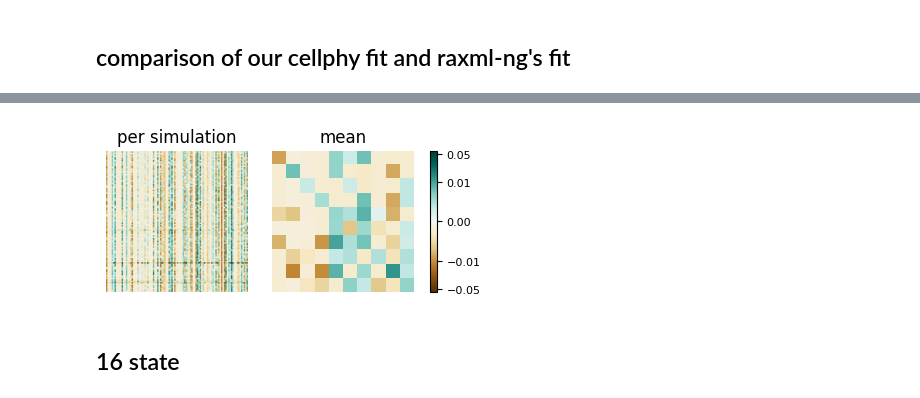
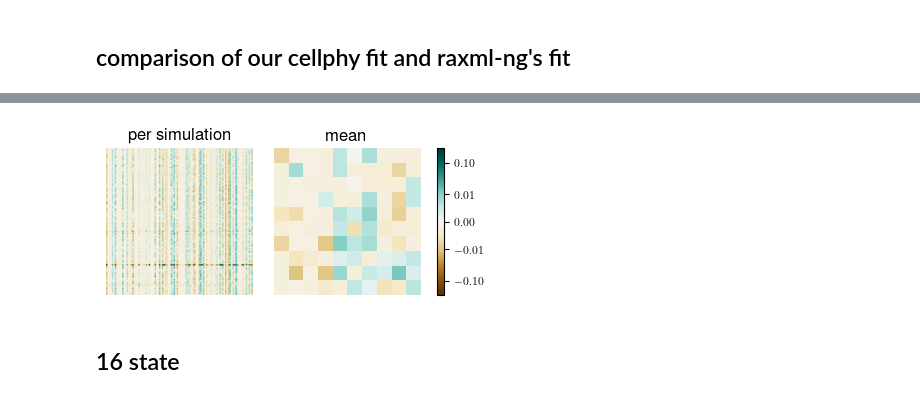
Before and after one commit to knappa/pruning, a Jupyter notebook: scripts/model-comp-figure.ipynb, the cells around one changed output, grey strips where cells are left out. Drawn from its saved outputs; the diff is of its cells as text; code cells hidden in the pictures.

```diff
--- a/scripts/model-comp-figure.ipynb
+++ b/scripts/model-comp-figure.ipynb
@@ -176,6 +199,7 @@ def make_norm(plot_max, power, centered=True):
 ## comparison of 10 state models with true model
 # %%
 plot_max = max(np.max(np.abs(Qs_10K - true_Q)), np.max(np.abs(Qs_1K - true_Q)))
+running_plot_max = max(plot_max, running_plot_max)
 norm = make_norm(plot_max, power=1.0 / 3.0)
 # %%
 fig, axs = plt.subplots(2, 4, figsize=(7.0, 3.5), layout="constrained", sharex=True)
@@ -225,6 +322,7 @@ avg_Q_10K_diag = np.array(
 )
 
 plot_max = max(np.max(np.abs(avg_Q_1K_diag)), np.max(np.abs(avg_Q_10K_diag)))
+running_plot_max = max(plot_max, running_plot_max)
 # %%
 avg_Q_10K_diag[avg_Q_10K_diag == 0.0] = float("nan")
 
@@ -234,7 +332,10 @@ norm2 = make_norm(plot_max, power=1.0 / 3.0, centered=False)
 fig, axs = plt.subplots(1, 4, figsize=(7.0, 5.0))
 
 for idx in range(4):
-    axs[idx].imshow(avg_Q_10K_diag[idx, :, :], norm=norm2, cmap=cmap)
+    axs[idx].imshow(avg_Q_10K_diag[idx, :, :],
+                    norm=norm2,
+                    # norm = fixed_norm,
+                    cmap=cmap)
     axs[idx].set_yticks([])
     axs[idx].set_xticks([])
 # %% [output]
@@ -243,22 +344,27 @@ for idx in range(4):
 ### differences with the true model
 # %%
 plot_max = np.max(np.abs(avg_Q_10K - true_Q[0]))
+running_plot_max = max(plot_max, running_plot_max)
 
 # norm3 = colors.CenteredNorm(vcenter=0.0, halfrange=plot_max)
-norm3 = make_norm(plot_max, power=1.0 / 4.0)
+norm3 = make_norm(plot_max, power=1.0 / 3.0)
 
 fig, axs = plt.subplots(1, 4, figsize=(7.0, 1.75), layout="constrained")
 
 images = []
 for idx in range(4):
-    images.append(axs[idx].imshow(avg_Q_10K[idx, :, :] - true_Q[0], norm=norm3, cmap=cmap))
+    images.append(axs[idx].imshow(avg_Q_10K[idx, :, :] - true_Q[0],
+                                  #norm=norm3,
+                                  norm=fixed_norm,
+                                  cmap=cmap))
     axs[idx].title.set_text(model_text[models[idx]])
     axs[idx].set_axis_off()
 
 cbar = fig.colorbar(
     images[-1],
     ax=axs,
-    ticks=[-1.0, -0.1, -0.01, 0.0, 0.01, 0.1, 1.0],
+    # ticks=[-1.0, -0.1, -0.01, 0.0, 0.01, 0.1, 1.0],
+    ticks=[-1.0, -0.1, 0.0, 0.1, 1.0],
     shrink=1.0,
     location="right",
 )
@@ -340,37 +514,47 @@ plt.savefig("up-v-cp-v-raxml.png", dpi=600, bbox_inches="tight")
 # %%
 fig, axs = plt.subplots(1, 2, figsize=(4, 1.75), layout="constrained")
 
 ex_dev = Qs_cp - Qs_raxml
 avg_dev = np.mean((Qs_cp - Qs_raxml), axis=0)
 
-pltmax = max(np.max(np.abs(ex_dev)), np.max(np.abs(avg_dev)))
-norm = make_norm(pltmax, power=1.0 / 3.0)
-# norm = colors.CenteredNorm(vcenter=0.0, halfrange=pltmax)
+plot_max = max(np.max(np.abs(ex_dev)), np.max(np.abs(avg_dev)))
+running_plot_max = max(plot_max, running_plot_max)
+norm = make_norm(plot_max, power=1.0 / 3.0)
+# norm = colors.CenteredNorm(vcenter=0.0, halfrange=plot_max)
 
 images = [
-    axs[0].imshow((Qs_cp - Qs_raxml).reshape(100, -1), cmap=cmap, norm=norm),
-    axs[1].imshow(avg_dev, cmap=cmap, norm=norm),
+    axs[0].imshow((Qs_cp - Qs_raxml).reshape(100, -1),
+                  cmap=cmap,
+                  norm=norm,
+                  # norm=fixed_norm,
+                 ),
+    axs[1].imshow(avg_dev,
+                  cmap=cmap,
+                  norm=norm,
+                  # norm=fixed_norm,
+                 ),
 ]
 
 axs[0].title.set_text("per simulation")
 axs[1].title.set_text("mean")
 
 cbar = fig.colorbar(
     images[-1],
     ax=axs,
-    ticks=[-0.05, -0.01, 0.0, 0.01, 0.05],
+    ticks=[-0.1, -0.01, 0.0, 0.01, 0.1],
+    # ticks=[-3.0, -2.0, -1.0, -0.5, -0.25, 0.0, 0.25, 0.5, 1.0, 2.0, 3.0],
     shrink=1.0,
     location="right",
 )
 cbar.ax.tick_params(labelsize=8)
 
 axs[0].set_axis_off()
 axs[1].set_axis_off()
 
 plt.savefig("cp-v-raxml.pdf", bbox_inches="tight")
 plt.savefig("cp-v-raxml.png", dpi=600, bbox_inches="tight")
 # %% [output]
-[figure, old version]
+[figure, new version]
 # %% [markdown]
 ## 16 state
 # %%
```
Also changed, not shown: parts of 31 cells of this notebook, 18 other files.
